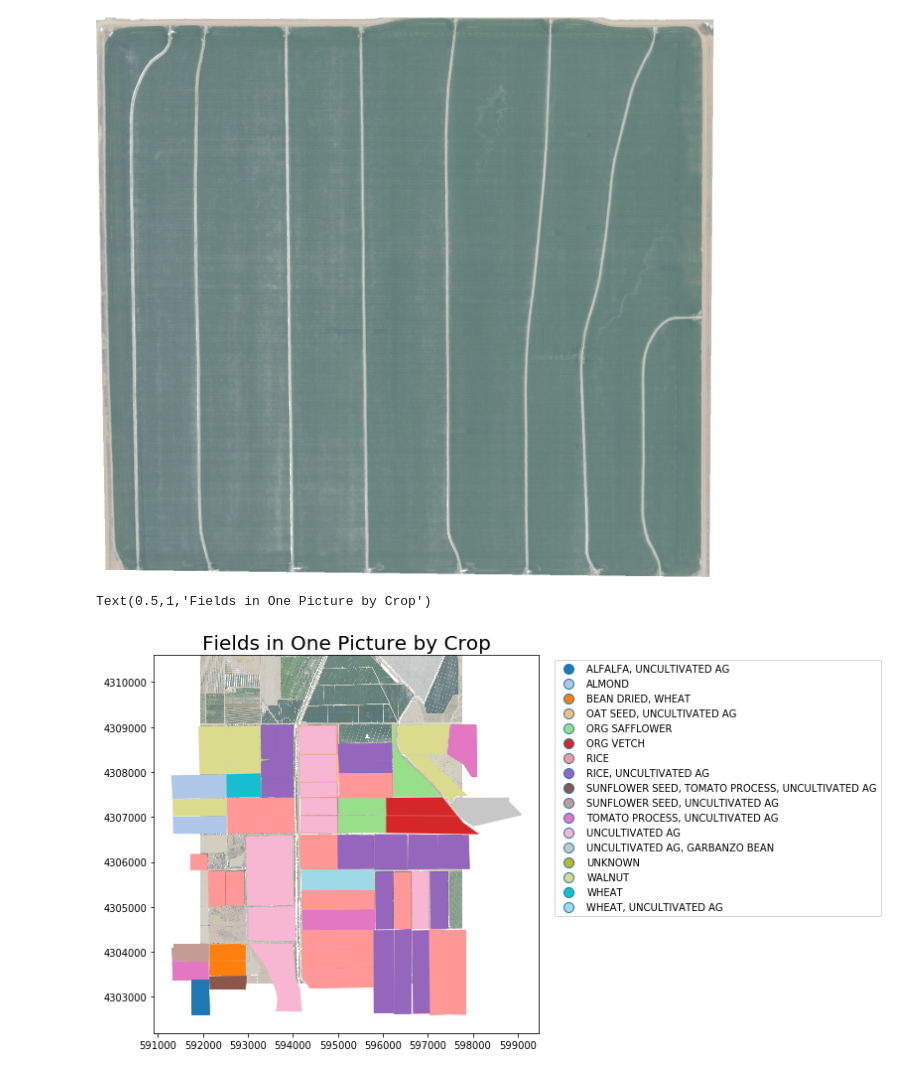
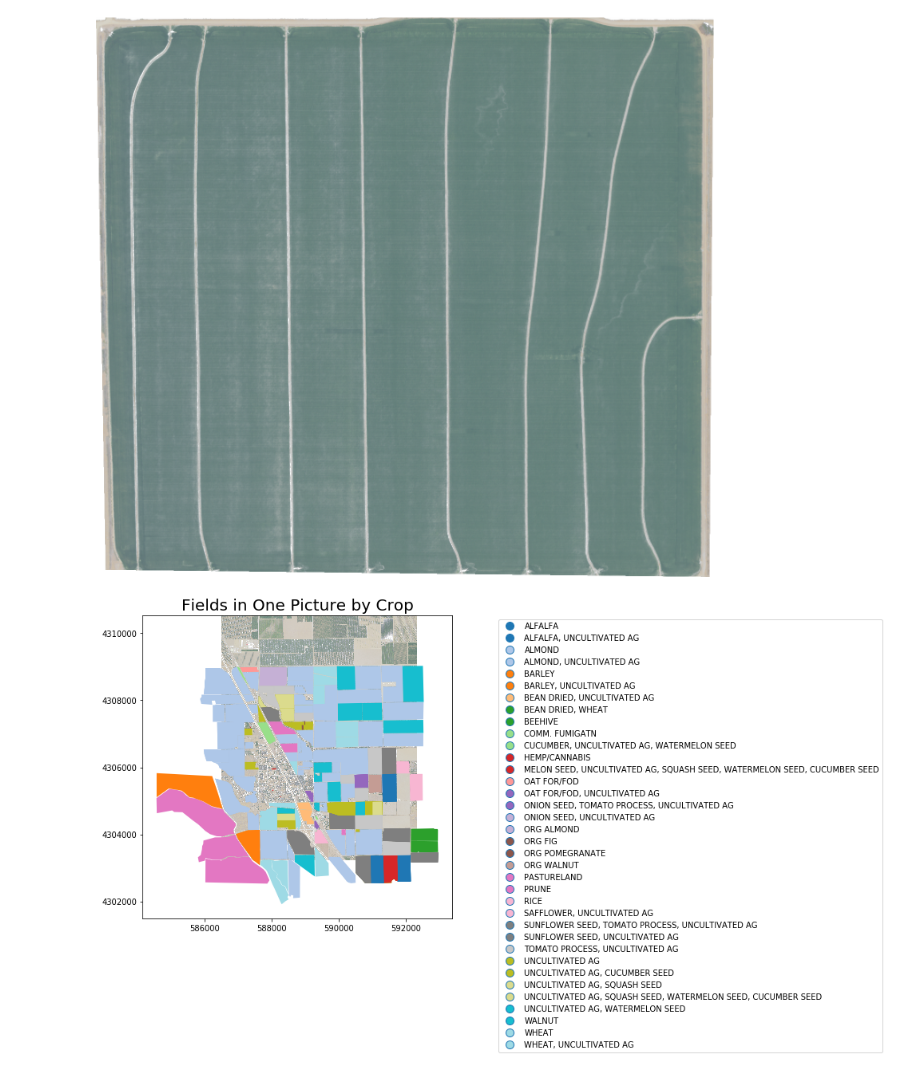
Before and after one commit to MarcelColvin/GeoSpatial-Classification, a Jupyter notebook: Extract_fields.ipynb, the cells around one changed output. Drawn from its saved outputs; the diff is of its cells as text; code cells hidden in the pictures.

Commit message:
made plot function

```diff
--- a/Extract_fields.ipynb
+++ b/Extract_fields.ipynb
@@ -46,15 +46,21 @@ img
 # %% [output]
 [figure]
 # %%
-fig, ax = plt.subplots(1, figsize=(7,7))
-plt.imshow(plt.imread("D:/NAIP GEOTIFF/m_3812101_se_10_h_20160711/m_3812101_se_10_h_20160711.tif"), extent= (pics.iloc[0]['geometry'].bounds[0],pics.iloc[0]['geometry'].bounds[2],pics.iloc[0]['geometry'].bounds[1],pics.iloc[0]['geometry'].bounds[3] ))
-intersect_fields.plot(ax = ax, column = 'crop_list',cmap = 'tab20',legend = True)
-l=ax.get_legend()
-l.set_bbox_to_anchor((1, 1, .9, 0))
-ax.set_title("Fields in One Picture by Crop", fontsize = 20)
+def plot_field(num = 0):
+    path = 'D:\\NAIP GEOTIFF'
+    pic_path = os.path.join(os.path.join(path, pics.iloc[num]['name'].replace('.tif', '')),pics.iloc[num]['name'] )
+    def container(x):
+        return(pics.iloc[num]['geometry'].intersects(x))
+    intersect_fields = fields[fields['geometry'].apply(container)]
+    fig, ax = plt.subplots(1, figsize=(7,7))
+    plt.imshow(plt.imread(pic_path), extent= (pics.iloc[num]['geometry'].bounds[0],pics.iloc[num]['geometry'].bounds[2],pics.iloc[num]['geometry'].bounds[1],pics.iloc[num]['geometry'].bounds[3] ))
+    intersect_fields.plot(ax = ax, column = 'crop_list',cmap = 'tab20',legend = True)
+    l=ax.get_legend()
+    l.set_bbox_to_anchor((1.5, 1, .9, 0))
+    ax.set_title("Fields in One Picture by Crop", fontsize = 20)
+plot_field(1)
 # %% [output]
-Text(0.5,1,'Fields in One Picture by Crop')
-[figure, old version]
+[figure, new version]
 # %%
 #DONT RUN THIS WILL GET EVERYTHING
 path = 'D:\\NAIP GEOTIFF'
```
